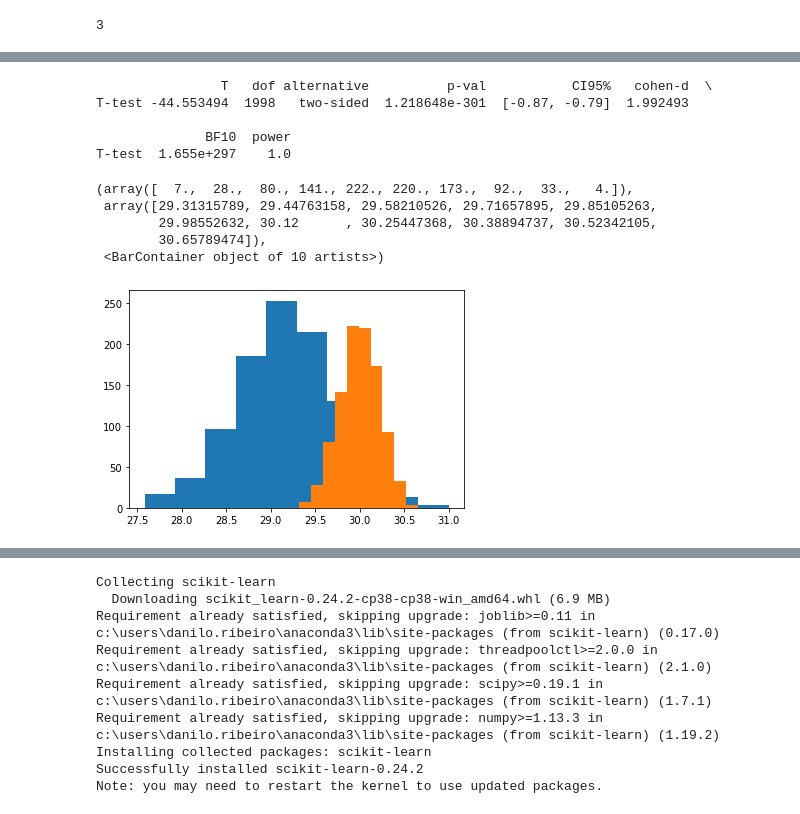
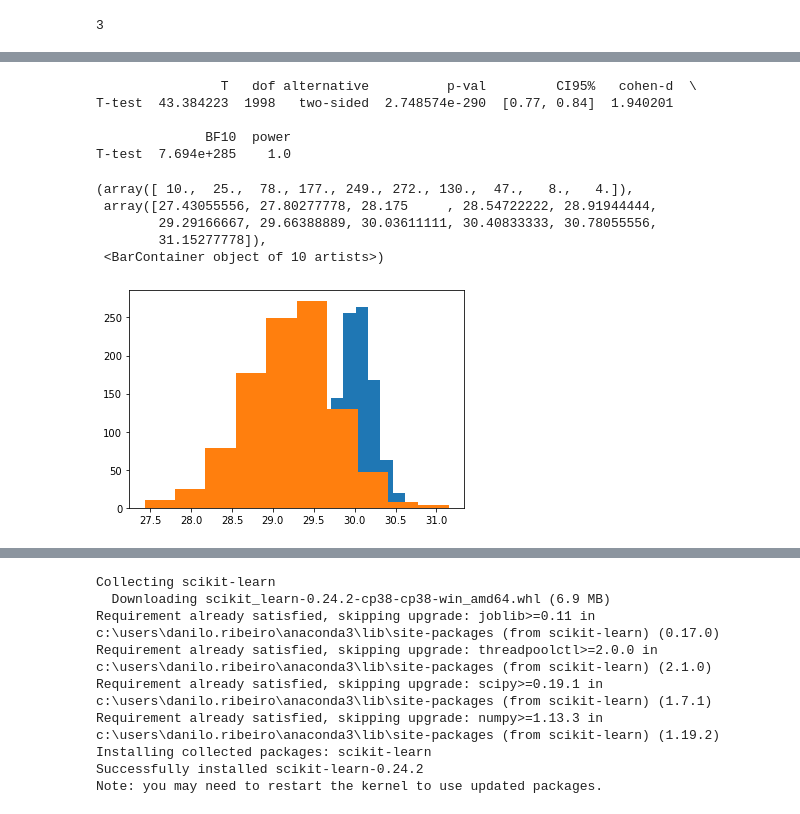
Before and after one commit to dan1lo/PesquisaDoutoradoPosDiferencas, a Jupyter notebook: pesquisa_sexo_completo.ipynb, the cells around one changed output, grey strips where cells are left out. Cells and saved outputs as stored; diff of their text form; code cells hidden in the pictures.

```diff
--- a/pesquisa_sexo_completo.ipynb
+++ b/pesquisa_sexo_completo.ipynb
@@ -508,23 +510,23 @@ T-test    1.0
 # %%
-FemininoBS =  teste.doBoot(dados_masculinos.Burnout_eficacia.dropna(), len(dados_masculinos.Burnout_eficacia))
+MasculinoBS =  teste.doBoot(dados_masculinos.Burnout_eficacia.dropna(), len(dados_masculinos.Burnout_eficacia))
 
-MasculinoBS = teste.doBoot(dados_femininos.Burnout_eficacia.dropna(), len(dados_femininos.Burnout_eficacia))
+FemininoBS = teste.doBoot(dados_femininos.Burnout_eficacia.dropna(), len(dados_femininos.Burnout_eficacia))
 
 print(pg.ttest(MasculinoBS,FemininoBS))
 
 
 
 plt.hist(MasculinoBS)
 plt.hist(FemininoBS)
 # %% [output]
-                T   dof alternative          p-val           CI95%   cohen-d  \
-T-test -44.553494  1998   two-sided  1.218648e-301  [-0.87, -0.79]  1.992493
+                T   dof alternative          p-val         CI95%   cohen-d  \
+T-test  43.384223  1998   two-sided  2.748574e-290  [0.77, 0.84]  1.940201
 
               BF10  power
-T-test  1.655e+297    1.0
+T-test  7.694e+285    1.0
-(array([  7.,  28.,  80., 141., 222., 220., 173.,  92.,  33.,   4.]),
- array([29.31315789, 29.44763158, 29.58210526, 29.71657895, 29.85105263,
-        29.98552632, 30.12      , 30.25447368, 30.38894737, 30.52342105,
-        30.65789474]),
+(array([ 10.,  25.,  78., 177., 249., 272., 130.,  47.,   8.,   4.]),
+ array([27.43055556, 27.80277778, 28.175     , 28.54722222, 28.91944444,
+        29.29166667, 29.66388889, 30.03611111, 30.40833333, 30.78055556,
+        31.15277778]),
  <BarContainer object of 10 artists>)
-[figure, old version]
+[figure, new version]
```
Also changed, not shown: parts of 5 cells of this notebook.
